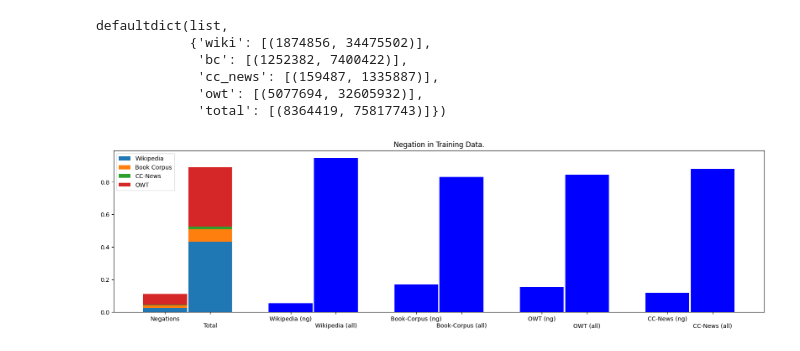
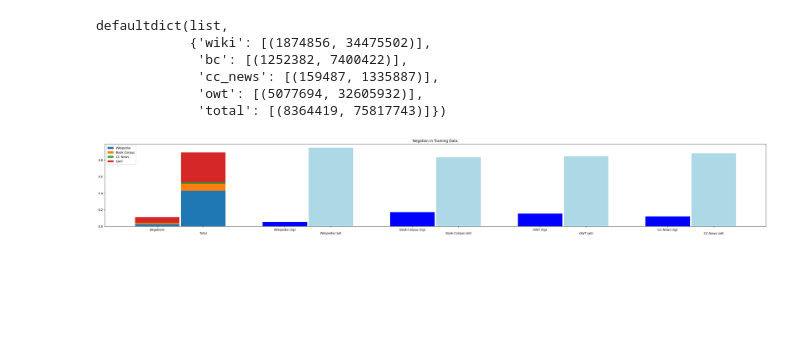
Before and after one commit to LazerLambda/udl-negation, a Jupyter notebook: notebooks/data_plots.ipynb, the cells around one changed output. Saved outputs shown, nothing was run; the diff lists cells and outputs as text; code cells hidden in the pictures; blank space fills up the shorter version.

Commit message:
Update Color scheme

```diff
--- a/notebooks/data_plots.ipynb
+++ b/notebooks/data_plots.ipynb
@@ -97,33 +97,33 @@ n: int = counts['total'][0][1]
 del counts['total']
 
 # Stacked Plot
 label_dict: dict = {
     'owt' : "OWT",
     'wiki': "Wikipedia",
     'bc': "Book Corpus",
     'cc_news': "CC-News"
 }
 for boolean, val in counts.items():
     weight_count = val[0]
     weight_count = tuple([weight_count[0] / n, (weight_count[1] - weight_count[0]) / n] +  [0] * (len(labels) - 2))
     p = ax.bar(x, weight_count, width, label=label_dict[boolean], bottom=bottom)
     bottom += weight_count
 
 get_ng = lambda key: info_dict[key][0][0] / info_dict[key][0][1]
 get_no_ng = lambda key: (info_dict[key][0][1] - info_dict[key][0][0]) / info_dict[key][0][1]
 
 # WARNING: Keep order correctly for indexing
 for key, i in zip(['wiki', 'bc', 'owt', 'cc_news'], range(2, len(labels) + 2, 2)):
-    add_plot(x, get_ng(key), i, width, bottom)
-    add_plot(x, get_no_ng(key), i + 1, width, bottom)
+    add_plot(x, get_ng(key), i, width, bottom, color="blue")
+    add_plot(x, get_no_ng(key), i + 1, width, bottom, color="lightblue")
 
 ax.set_title("Negation in Training Data.")
 ax.legend(loc="upper left")
 
 # Overwrite numbers on x-axis
 my_xticks = ['Negations','All Sentences','Wiki']
 plt.xticks(x, list(labels))
 plt.rcParams["figure.figsize"] = (40,5)
 plt.show()
 # %% [output]
-[figure, old version]
+[figure, new version]
```
